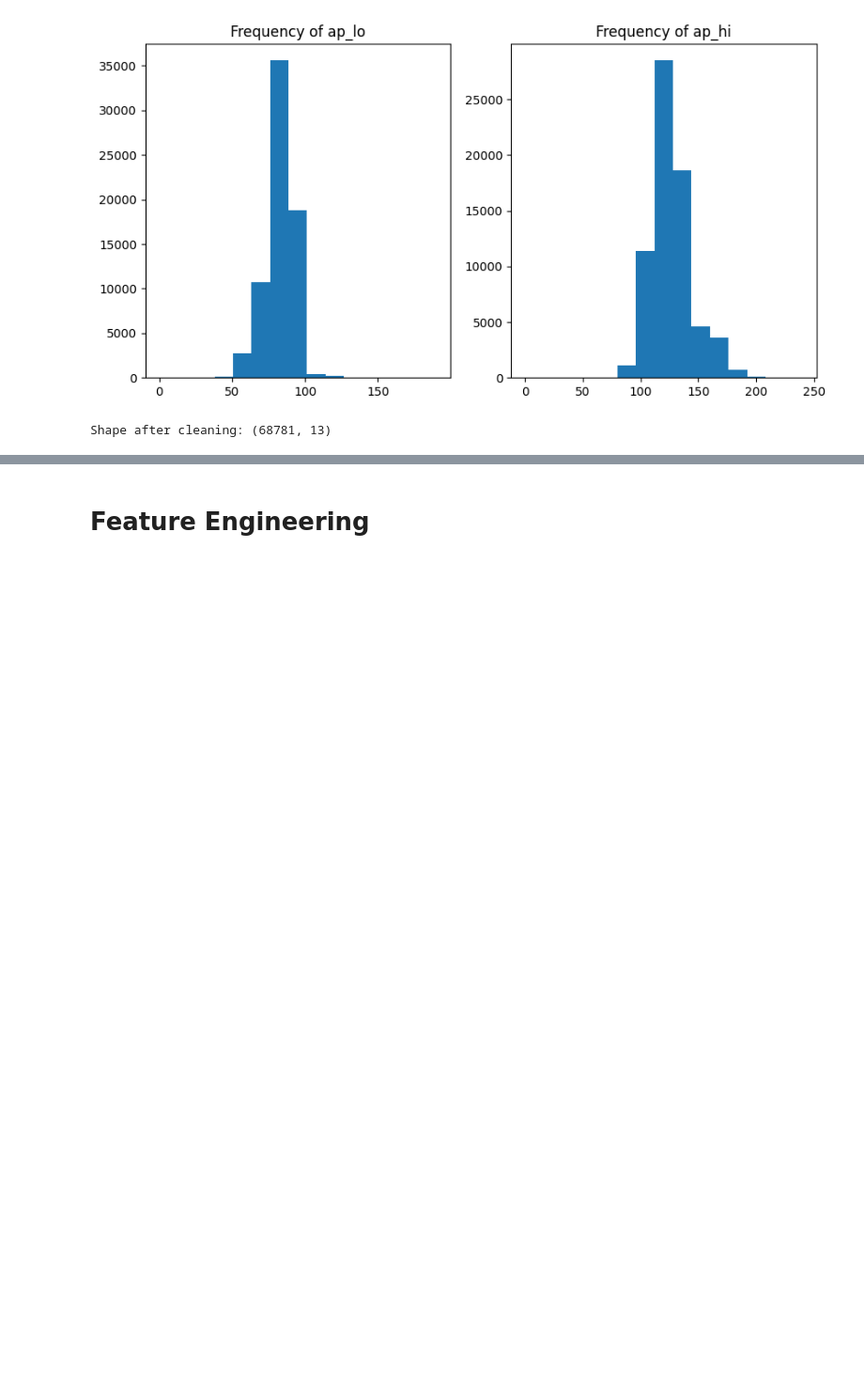
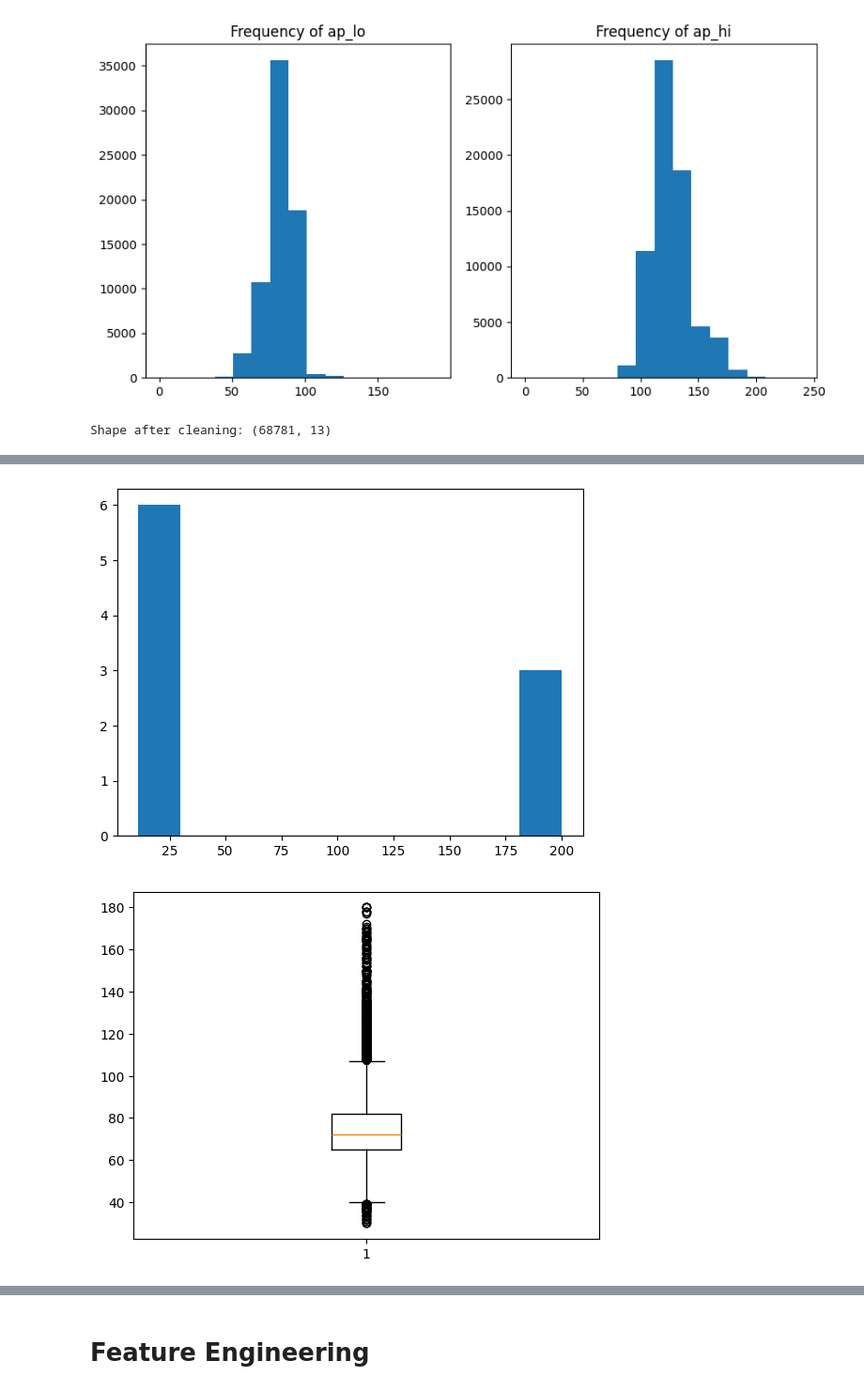
Before and after one commit to Ullas-Umesh/Cardiovascular-Disease-Prediction, a Jupyter notebook: notebooks/Data Cleaning and Processing.ipynb, the cells around one changed output, grey strips where cells are left out. Shown at 94% size. Saved outputs shown, nothing was run; the diff lists cells and outputs as text; code cells hidden in the pictures; blank space fills up the shorter version.

```diff
--- a/notebooks/Data Cleaning and Processing.ipynb
+++ b/notebooks/Data Cleaning and Processing.ipynb
@@ -320,0 +311,3 @@ plt.show()
+# %%
+df_cvd_cleaned = df_cvd_cleaned[df_cvd_cleaned['ap_hi'] > df_cvd_cleaned['ap_lo']]
+df_cvd_cleaned
@@ -320,0 +335,19 @@ plt.show()
+# %%
+
+lower_bounds = 30
+upper_bounds = 180
+within_bounds = ~(
+        (df_cvd_cleaned['weight'] < lower_bounds ) |
+        (df_cvd_cleaned['weight'] > upper_bounds )
+    )
+
+df_weight_out = df_cvd_cleaned.loc[within_bounds == False] # Distribution of Outliers
+plt.hist(df_weight_out.weight)
+plt.show()
+
+plt.boxplot(df_cvd_cleaned['weight'].loc[within_bounds]) # Box plot after removing outliers
+plt.show()
+df_cvd_cleaned = df_cvd_cleaned.loc[within_bounds]
+# %% [output]
+[figure, added]
+[figure, added]
```
Also changed, not shown: parts of 73 cells of this notebook, 6 other files.
